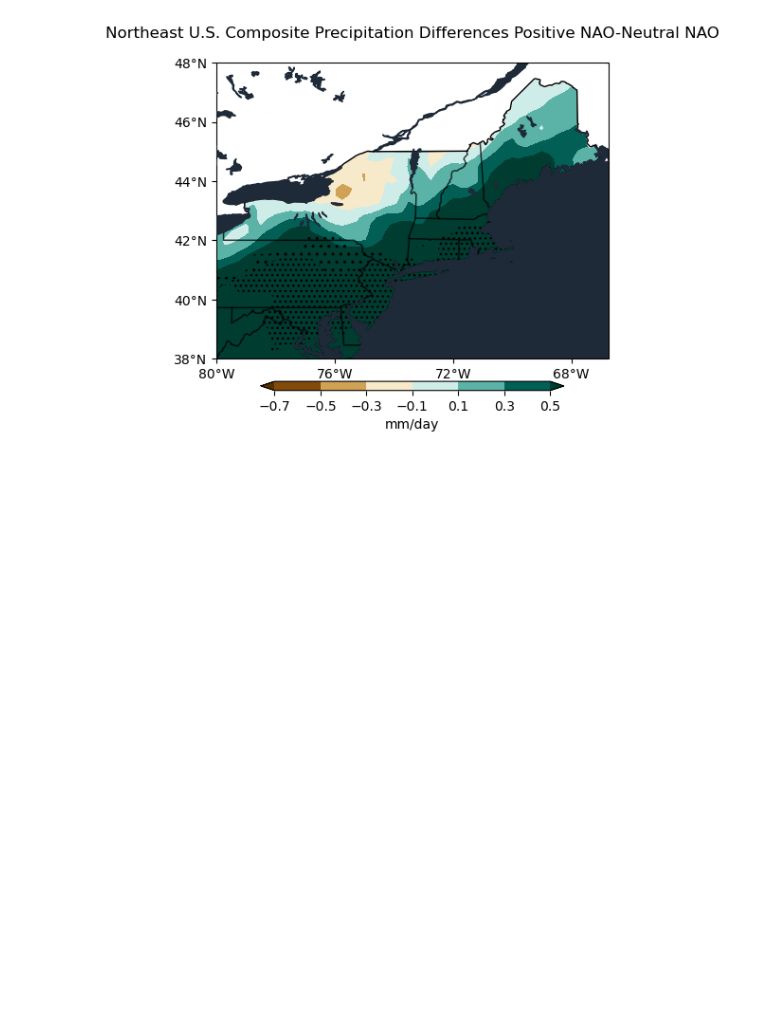
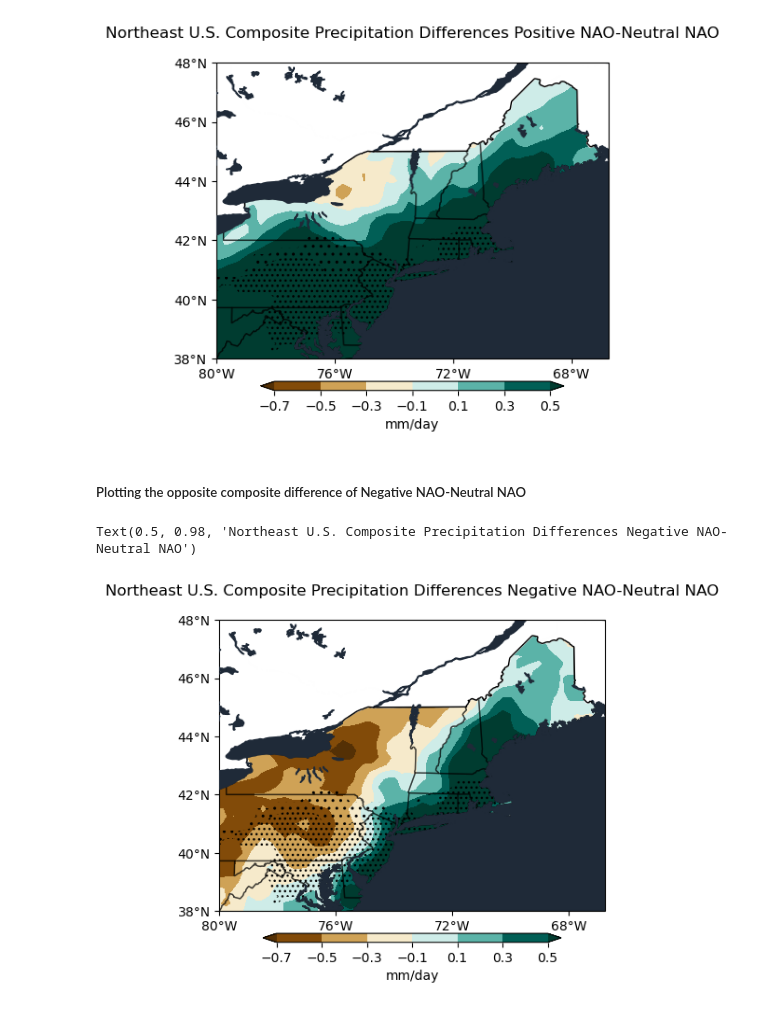
Before and after one commit to JStiles9552/CLIM_680_Project, a Jupyter notebook: NAO_Composite.ipynb, the cells around one changed output. Cells and saved outputs as stored; diff of their text form; code cells hidden in the pictures; blank space fills up the shorter version.

Commit message:
Project

```diff
--- a/NAO_Composite.ipynb
+++ b/NAO_Composite.ipynb
@@ -494,3 +494,61 @@ plt.suptitle('Northeast U.S. Composite Precipitation Differences Positive NAO-Ne
 # %% [output]
 Text(0.5, 0.98, 'Northeast U.S. Composite Precipitation Differences Positive NAO-Neutral NAO')
 [figure]
+# %% [markdown]
+##### Plotting the opposite composite difference of Negative NAO-Neutral NAO
+# %%
+labels=['Positive NAO vs. Negative NAO']
+clevs=np.arange(-0.7,0.6,0.2)
+hatch_levs=[0]
+
+fig, axs = plt.subplots(nrows=1,ncols=1,
+                        subplot_kw={'projection': ccrs.PlateCarree(central_longitude=-74)})
+
+
+data=diff_precip[1]
+
+data,lons=add_cyclic_point(data,coord=diff_precip[1]['longitude'])
+mask_data,lons=add_cyclic_point(mask_diff,coord=diff_precip[1]['longitude'])
+
+cs=axs.contourf(lons,diff_precip[1]['latitude'],data,clevs,
+                transform = ccrs.PlateCarree(),
+                cmap='BrBG',extend='both')
+
+ss=axs.contourf(lons,diff_precip[1]['latitude'],mask_data,[0,1],
+                transform = ccrs.PlateCarree(),colors=['None'],
+                hatches=['...','..'],extend='both',alpha=0.0)
+
+axs.set_xticks([-80,-76,-72,-68], crs=ccrs.PlateCarree())
+lon_formatter = cticker.LongitudeFormatter()
+axs.xaxis.set_major_formatter(lon_formatter)
+
+axs.set_yticks([38,40,42,44,46,48], crs=ccrs.PlateCarree())
+lat_formatter = cticker.LatitudeFormatter()
+axs.yaxis.set_major_formatter(lat_formatter)
+
+axs.coastlines()
+axs.add_feature(feature.OCEAN, zorder=2, color='#1F2A38')
+axs.add_feature(feature.BORDERS, zorder=2, color='k')
+axs.add_feature(feature.LAKES, zorder=3, color='#1F2A38')
+axs.add_feature(feature.BORDERS.with_scale('10m'),
+               linestyle='-', alpha=.5)
+axs.add_feature(feature.STATES.with_scale('10m'),
+               linestyle='-', alpha=.5)
+
+fname='/home/jstiles4/gadm41_CAN_1.shp'
+shape_feature = ShapelyFeature(Reader(fname).geometries(),
+                               ccrs.PlateCarree(), edgecolor='black', color='white')
+
+axs.add_feature(shape_feature)
+
+fig.subplots_adjust(bottom=0.25, top=0.9, left=0.05, right=0.95,
+                    wspace=0.1, hspace=0.5)
+
+cbar_ax = fig.add_axes([0.25, 0.18, 0.5, 0.02])
+
+cbar = fig.colorbar(cs,cax=cbar_ax,orientation='horizontal',label='mm/day')
+
+plt.suptitle('Northeast U.S. Composite Precipitation Differences Negative NAO-Neutral NAO')
+# %% [output]
+Text(0.5, 0.98, 'Northeast U.S. Composite Precipitation Differences Negative NAO-Neutral NAO')
+[figure, added]
```
Also changed, not shown: parts of 2 cells of this notebook, 1 other file.
